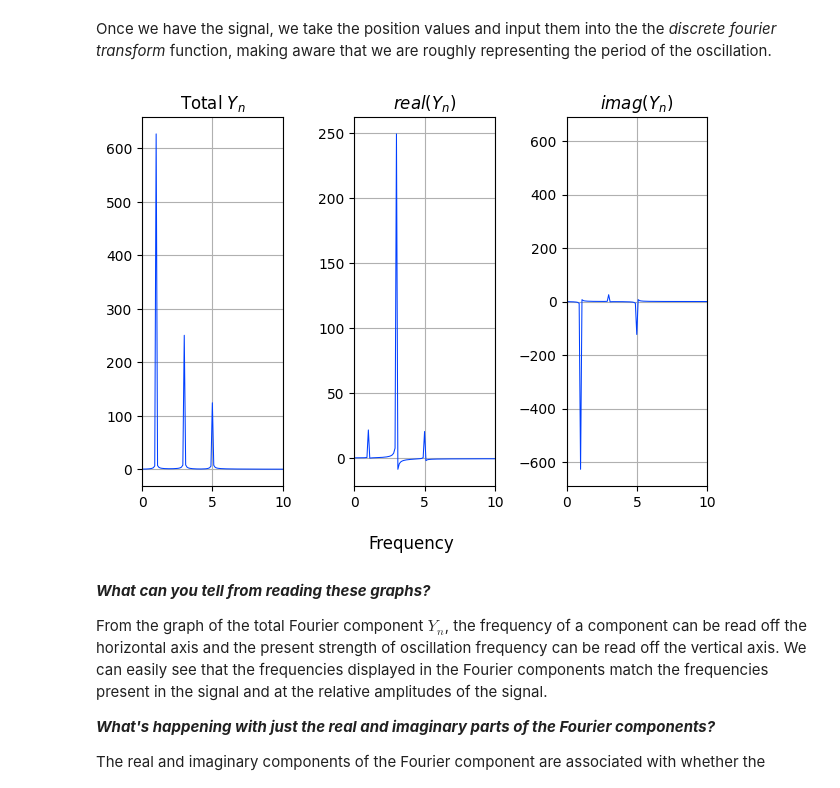
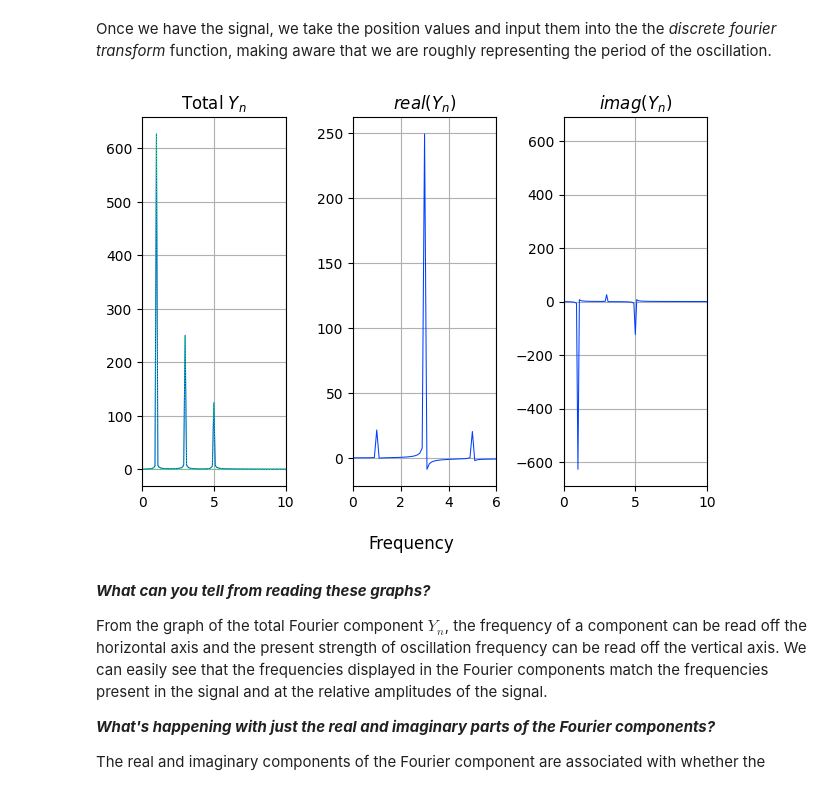
Before and after one commit to dylanbloodworth/LearningNumericalMethods, a Jupyter notebook: Fourier/Discrete_FT.ipynb, the cells around one changed output. Saved outputs shown, nothing was run; the diff lists cells and outputs as text; code cells hidden in the pictures.

```diff
--- a/Fourier/Discrete_FT.ipynb
+++ b/Fourier/Discrete_FT.ipynb
@@ -168,26 +168,30 @@ def DFT(y: 'ndarray', N, h):
     return np.array(N_list), np.array(Y)
 # %%
 omegaf, yf = DFT(y, len(y), h)
+
+yfft = (1/sqrt(2*pi))*fft(y)
+omegafft = 2*pi*fftfreq(len(y), h)
 
 fig1, ax1 = plt.subplots(1, 3)
 
 ax1[0].set_xlim(0,10)
 ax1[0].set_title('Total $Y_n$')
 ax1[0].plot(omegaf, abs(yf)) # Plotting the total magnitude of the complex number
+ax1[0].plot(omegafft, abs(yfft), ':')
 
-ax1[1].set_xlim(0, 10)
+ax1[1].set_xlim(0, 6)
 ax1[1].set_title('$real(Y_n)$')
 ax1[1].plot(omegaf, yf.real)
 
 ax1[2].set_xlim(0,10)
 ax1[2].set_title('$imag(Y_n)$')
 ax1[2].plot(omegaf, yf.imag)
 
 fig1.supxlabel('Frequency')
 
 plt.show()
 # %% [output]
-[figure, old version]
+[figure, new version]
 # %% [markdown]
 <b><i>What can you tell from reading these graphs?</i></b>
 
```
Also changed, not shown: 3 other files.
